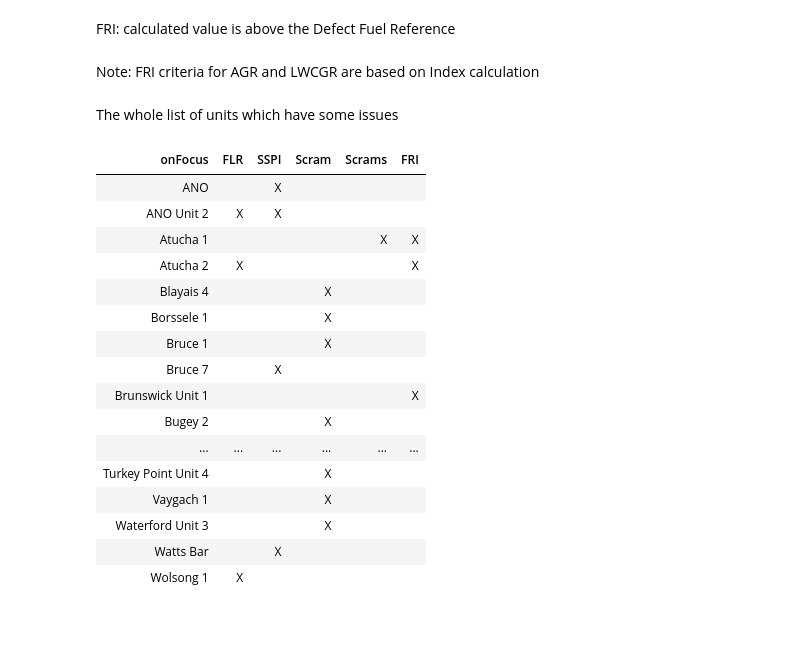
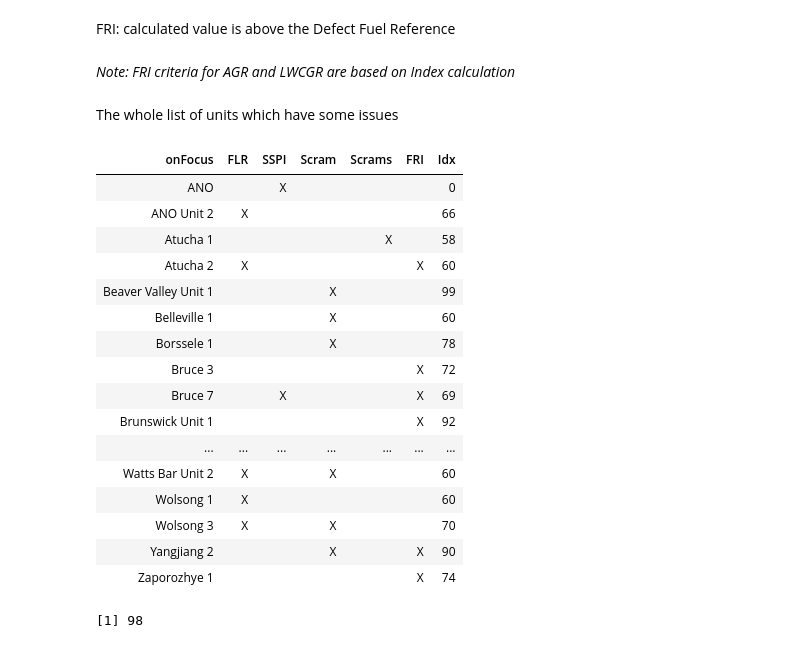
Before and after one commit to turbaevsky/indicators, a Jupyter notebook: InDepthAnalysis.ipynb, the cells around one changed output. Saved outputs shown, nothing was run; the diff lists cells and outputs as text; code cells hidden in the pictures.

```diff
--- a/InDepthAnalysis.ipynb
+++ b/InDepthAnalysis.ipynb
@@ -7,7 +7,7 @@ This report has been based on modified WANO PC approach. The purpose of this rep
 # %% [markdown]
 Analysing quarter
 # %%
-EndDate <- 201709
+EndDate <- 201712
 # %% [markdown]
 Read all the necessary data and function
 # %%
@@ -27,3 +25,6 @@ Criteria for FRI: calculated value is above the Defect Fuel Reference
+# %%
+#tail(r)
+IDbyName <- function(name){return(subset(place,AbbrevLocName==name,LocId)[[1]])}
 # %% [markdown]
 FLR: the average two-year indicator is in the bottom decile in worlwide comparison
 # %%
@@ -54,7 +55,7 @@ fri1 <- nameByID(subset(r, IndicatorCode == 'FRI  ' & PeriodEndYrMn == EndDate &
 fri3 <- nameByID(subset(r, IndicatorCode == 'FRI  ' & PeriodEndYrMn == EndDate & NumOfMonths == 3 & NonQualCode == ' ' & ResultsValue >=1e-3 & LocId %in% u$rType[[3]],LocId)[[1]])
 fri <- c(fri1,fri2,fri3,fri45)
 # %% [markdown]
-Note: FRI criteria for AGR and LWCGR are based on Index calculation
+*Note: FRI criteria for AGR and LWCGR are based on Index calculation*
 # %% [markdown]
 The whole list of units which have some issues
 # %%
@@ -62,40 +63,50 @@ onFocus <- sort(unique(c(flr,sp12,sp5,scram,scrams3,fri)))
 # %%
 df <- data.frame(onFocus)
 flrCol <- c()
 sspiCol <-c()
 S <- c()
 S3 <- c()
 FRI <- c()
+Idx <- c()
 
 for (i in df$onFocus){
     if (i %in% flr) flrCol <- c(flrCol,'X') else flrCol <- c(flrCol,'')
     if (i %in% c(sp12,sp5)) sspiCol <- c(sspiCol,'X') else sspiCol <- c(sspiCol,'')
     if (i %in% scram) S <- c(S,'X') else S <- c(S,'')
     if (i %in% scrams3) S3 <- c(S3,'X') else S3 <- c(S3,'')
     if (i %in% fri) FRI <- c(FRI,'X') else FRI <- c(FRI,'')
+    index <- round(subset(idx,IndexId==4 & LocId==IDbyName(i) & PeriodEndYrMn==EndDate & NonQualCode==' ',IndexValue)[[1]])
+    #print(paste(i,index))
+    if (length(index) && is.numeric(index)) Idx <- c(Idx,index)
+    else Idx <- c(Idx,0)
 }
+#Idx
+#length(Idx)
 df$FLR <- flrCol
 df$SSPI <- sspiCol
 df$Scram <- S
 df$Scrams <- S3
 df$FRI <- FRI
+df$Idx <- Idx
 df
 write.csv(df,'onFocus.csv')
+length(df[,1])
 # %% [output]
-| onFocus | FLR | SSPI | Scram | Scrams | FRI |
-| ANO |  | X |  |  |  |
-| ANO Unit 2 | X | X |  |  |  |
-| Atucha 1 |  |  |  | X | X |
-| Atucha 2 | X |  |  |  | X |
-| Blayais 4 |  |  | X |  |  |
-| Borssele 1 |  |  | X |  |  |
-| Bruce 1 |  |  | X |  |  |
-| Bruce 7 |  | X |  |  |  |
-| Brunswick Unit 1 |  |  |  |  | X |
-| Bugey 2 |  |  | X |  |  |
-| ... | ... | ... | ... | ... | ... |
-| Turkey Point Unit 4 |  |  | X |  |  |
-| Vaygach 1 |  |  | X |  |  |
-| Waterford Unit 3 |  |  | X |  |  |
-| Watts Bar |  | X |  |  |  |
-| Wolsong 1 | X |  |  |  |  |
+| onFocus | FLR | SSPI | Scram | Scrams | FRI | Idx |
+| ANO |  | X |  |  |  | 0 |
+| ANO Unit 2 | X |  |  |  |  | 66 |
+| Atucha 1 |  |  |  | X |  | 58 |
+| Atucha 2 | X |  |  |  | X | 60 |
+| Beaver Valley Unit 1 |  |  | X |  |  | 99 |
+| Belleville 1 |  |  | X |  |  | 60 |
+| Borssele 1 |  |  | X |  |  | 78 |
+| Bruce 3 |  |  |  |  | X | 72 |
+| Bruce 7 |  | X |  |  | X | 69 |
+| Brunswick Unit 1 |  |  |  |  | X | 92 |
+| ... | ... | ... | ... | ... | ... | ... |
+| Watts Bar Unit 2 | X |  | X |  |  | 60 |
+| Wolsong 1 | X |  |  |  |  | 60 |
+| Wolsong 3 | X |  | X |  |  | 70 |
+| Yangjiang 2 |  |  | X |  | X | 90 |
+| Zaporozhye 1 |  |  |  |  | X | 74 |
+[1] 98
```
Also changed, not shown: parts of 7 cells of this notebook, 2 other files.
